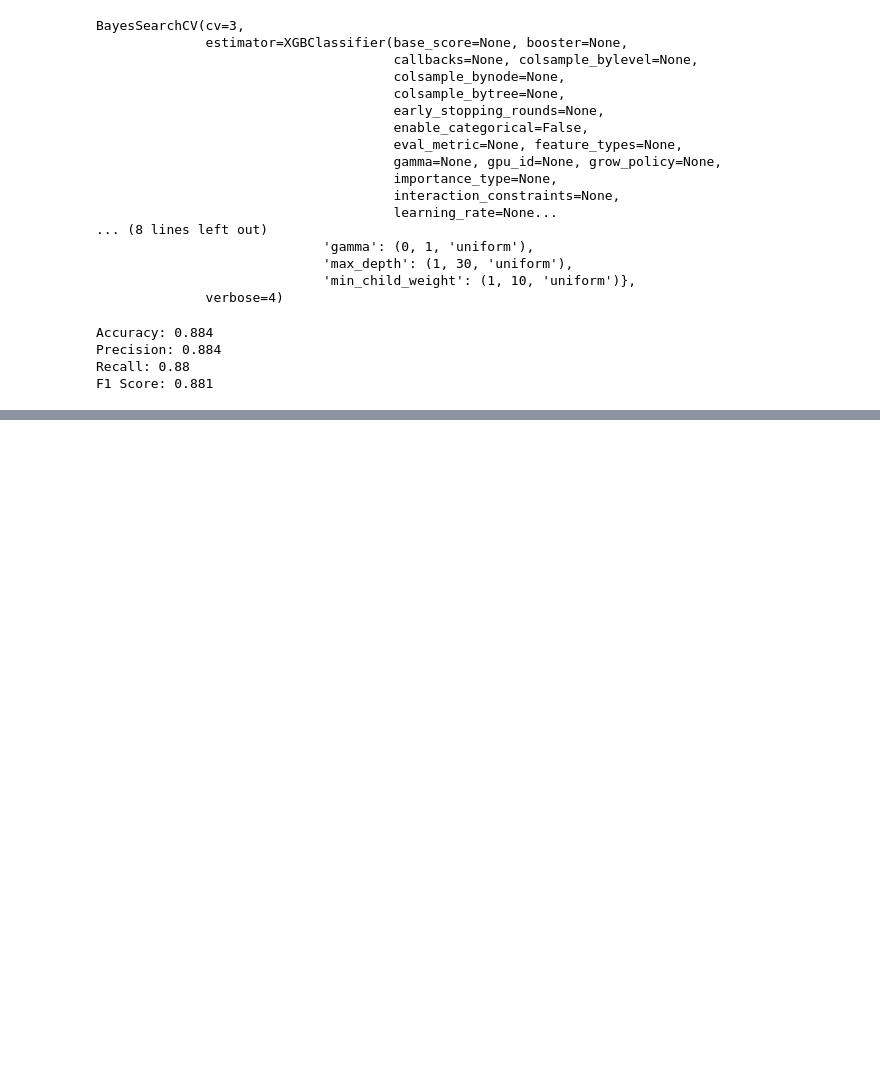
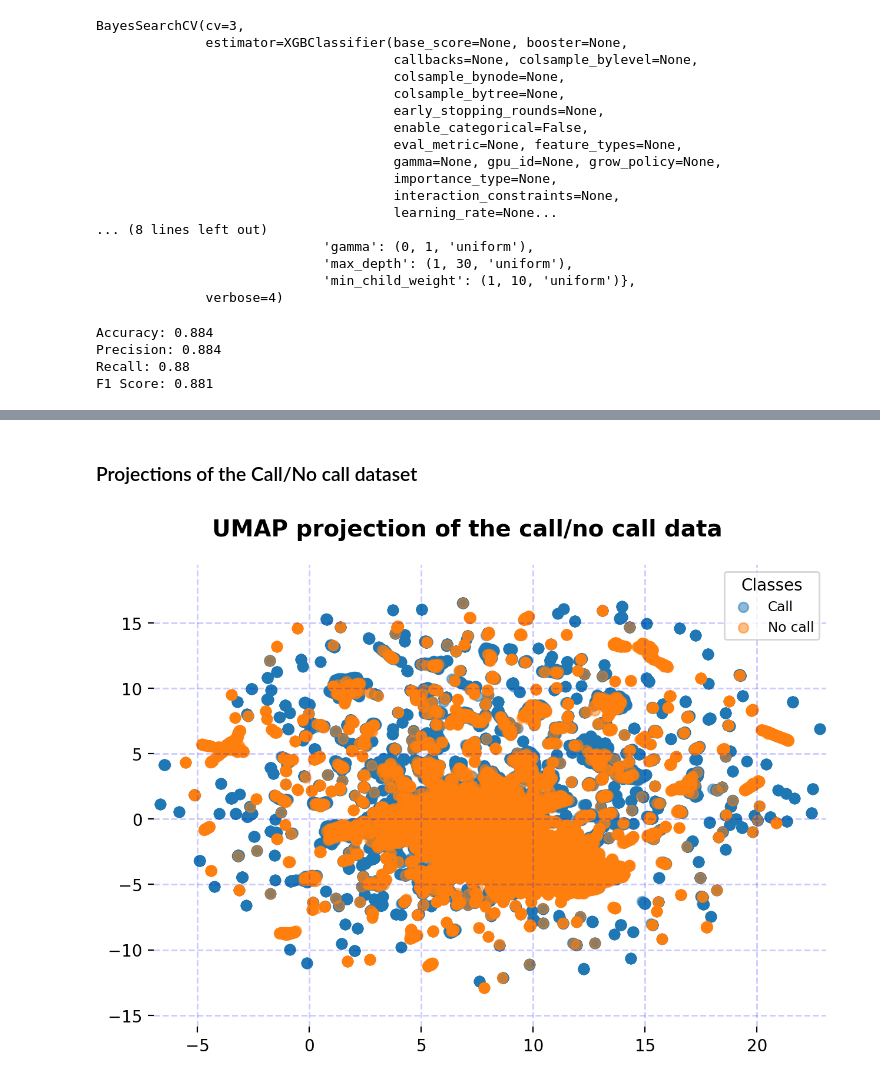
Before and after one commit to dsgt-birdclef/birdclef-2023, a Jupyter notebook: notebooks/mg-20230520-00-binary-classifier.ipynb, the cells around one changed output, grey strips where cells are left out. Drawn from its saved outputs; the diff is of its cells as text; code cells hidden in the pictures; blank space fills up the shorter version.

Commit message:
created the call_no_call_v2 dataset by adding the background noise data and plotted the umap projection

```diff
--- a/notebooks/mg-20230520-00-binary-classifier.ipynb
+++ b/notebooks/mg-20230520-00-binary-classifier.ipynb
@@ -576,0 +567,50 @@ only showing top 20 rows
+# %% [markdown]
+### Projections of the Call/No call dataset
+# %%
+import umap
+import pandas as pd
+from sklearn.preprocessing import StandardScaler
+
+# The "embedding" column contains 320 samples for each row
+emb_df = np.stack(data["embedding"].values)
+scaled_data = StandardScaler().fit_transform(emb_df)
+
+# Get values for call and no_call
+df = pd.DataFrame()
+df["species_num"] = data["species"].map({"call": 0, "no_call": 1})
+species = df["species_num"].values
+
+# Fit the UMAP model and transform the emb_df
+reducer = umap.UMAP()
+embedding = reducer.fit_transform(emb_df)
+# %%
+# Plot the data
+fig, ax = plt.subplots(figsize=(6.4, 4.8), dpi=200)
+fig.suptitle("UMAP projection of the call/no call data", fontsize=14, weight="bold")
+# Separate the 'call' and 'no_call' groups
+embedding_call = embedding[species == 0]
+embedding_no_call = embedding[species == 1]
+ax.scatter(
+    embedding_call[:, 0],
+    embedding_call[:, 1],
+    color="tab:blue",
+    label="Call",
+    alpha=0.5,
+)
+ax.scatter(
+    embedding_no_call[:, 0],
+    embedding_no_call[:, 1],
+    color="tab:orange",
+    label="No call",
+    alpha=0.5,
+)
+ax.margins(x=0.01, y=0.1)  # No margins on x and y-axis
+ax.grid(color="blue", linestyle="--", linewidth=1, alpha=0.2)
+ax.legend(loc="best", title="Classes", fontsize="small")
+for spine in ["top", "right", "bottom", "left"]:
+    ax.spines[spine].set_visible(False)
+fig.tight_layout()
+fig.tight_layout()
+plt.show()
+# %% [output]
+[figure, added]
```
Also changed, not shown: parts of 18 cells of this notebook.
